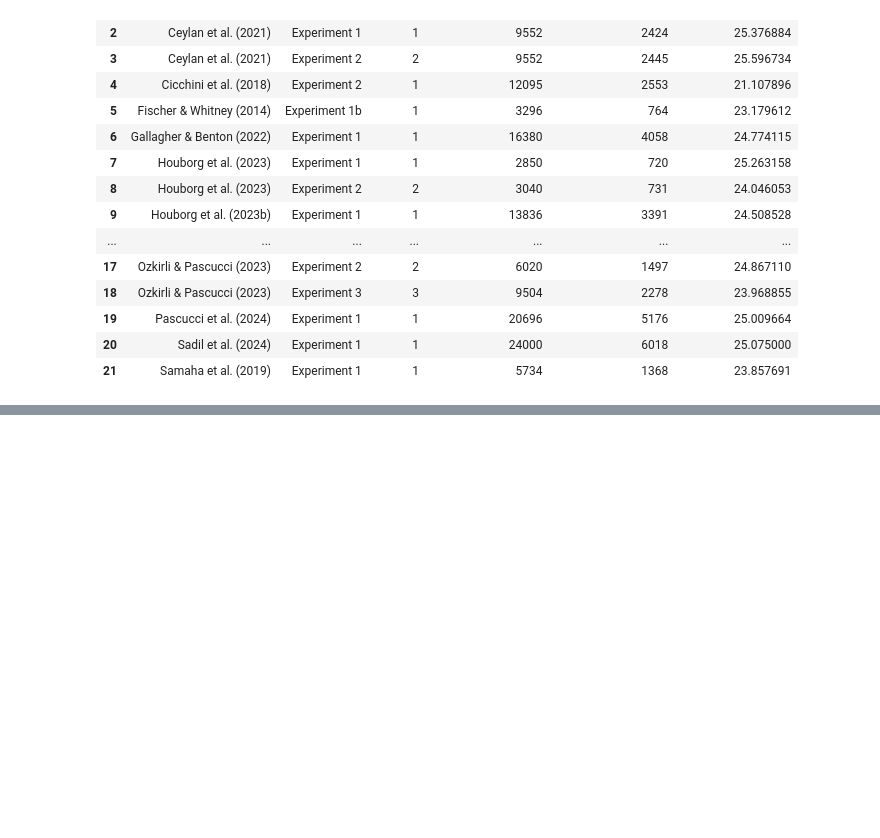
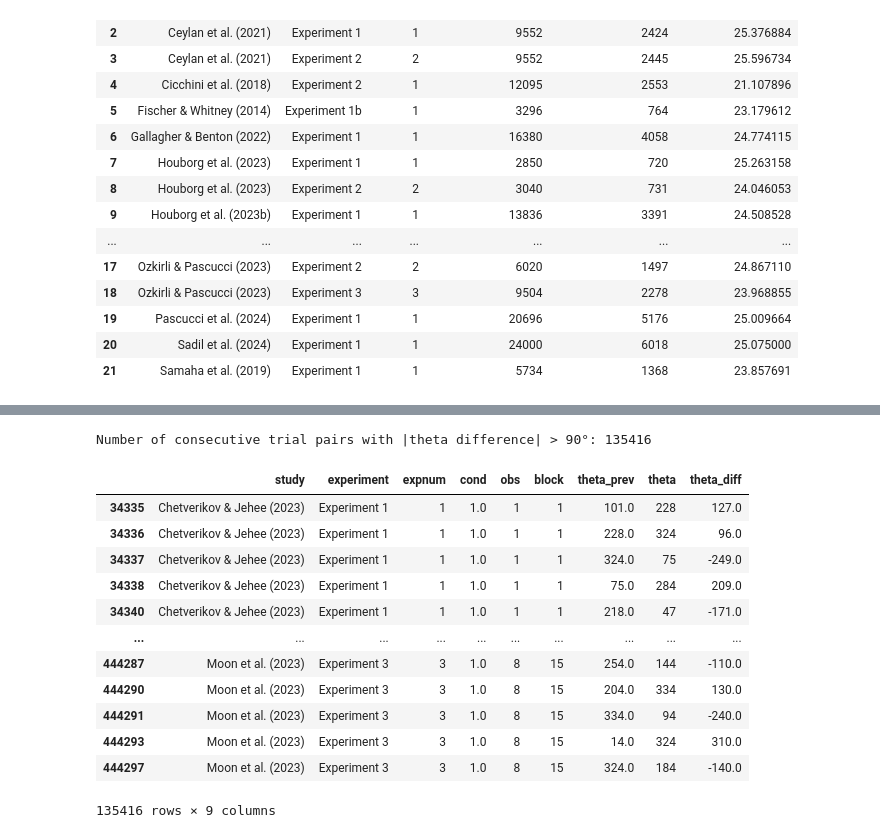
Before and after one commit to mkurvink/serialdependence, a Jupyter notebook: code/inspect_master_table.ipynb, the cells around one changed output, grey strips where cells are left out. Drawn from its saved outputs; the diff is of its cells as text; code cells hidden in the pictures; blank space fills up the shorter version.

Commit message:
Running estimate_polynomial_mvav and table1
This commit contains the adapted main and the results, including all figures after running estimate_polynomial_mvav and table1.

```diff
--- a/code/inspect_master_table.ipynb
+++ b/code/inspect_master_table.ipynb
@@ -336,0 +365,53 @@ Number of consecutive trial pairs with |theta difference| > 90°: 63496
+# %%
+ori = df[
+    (df["stimulus"].str.lower() == "motion") &
+    (~df["study"].str.contains("Abreo", case=False, na=False))
+].copy()
+
+# Preserve the existing row/trial order
+ori["theta_prev"] = (
+    ori.groupby(
+        ["study", "experiment", "expnum", "cond", "obs", "block"]
+    )["theta"]
+    .shift(1)
+)
+
+# Raw difference between consecutive theta values
+ori["theta_diff"] = ori["theta"] - ori["theta_prev"]
+
+# Find consecutive orientations differing by more than 90 degrees
+theta_over_90 = ori[ori["theta_diff"].abs() > 90].copy()
+
+print("Number of consecutive trial pairs with |theta difference| > 90°:",
+      len(theta_over_90))
+
+display(
+    theta_over_90[
+        [
+            "study",
+            "experiment",
+            "expnum",
+            "cond",
+            "obs",
+            "block",
+            "theta_prev",
+            "theta",
+            "theta_diff"
+        ]
+    ]
+)
+# %% [output]
+Number of consecutive trial pairs with |theta difference| > 90°: 135416
+|  | study | experiment | expnum | cond | obs | block | theta_prev | theta | theta_diff |
+| 34335 | Chetverikov & Jehee (2023) | Experiment 1 | 1 | 1.0 | 1 | 1 | 101.0 | 228 | 127.0 |
+| 34336 | Chetverikov & Jehee (2023) | Experiment 1 | 1 | 1.0 | 1 | 1 | 228.0 | 324 | 96.0 |
+| 34337 | Chetverikov & Jehee (2023) | Experiment 1 | 1 | 1.0 | 1 | 1 | 324.0 | 75 | -249.0 |
+| 34338 | Chetverikov & Jehee (2023) | Experiment 1 | 1 | 1.0 | 1 | 1 | 75.0 | 284 | 209.0 |
+| 34340 | Chetverikov & Jehee (2023) | Experiment 1 | 1 | 1.0 | 1 | 1 | 218.0 | 47 | -171.0 |
+| ... | ... | ... | ... | ... | ... | ... | ... | ... | ... |
+| 444287 | Moon et al. (2023) | Experiment 3 | 3 | 1.0 | 8 | 15 | 254.0 | 144 | -110.0 |
+| 444290 | Moon et al. (2023) | Experiment 3 | 3 | 1.0 | 8 | 15 | 204.0 | 334 | 130.0 |
+| 444291 | Moon et al. (2023) | Experiment 3 | 3 | 1.0 | 8 | 15 | 334.0 | 94 | -240.0 |
+| 444293 | Moon et al. (2023) | Experiment 3 | 3 | 1.0 | 8 | 15 | 14.0 | 324 | 310.0 |
+| 444297 | Moon et al. (2023) | Experiment 3 | 3 | 1.0 | 8 | 15 | 324.0 | 184 | -140.0 |
+135416 rows × 9 columns
```
Also changed, not shown: parts of 2 cells of this notebook, 27 other files.
